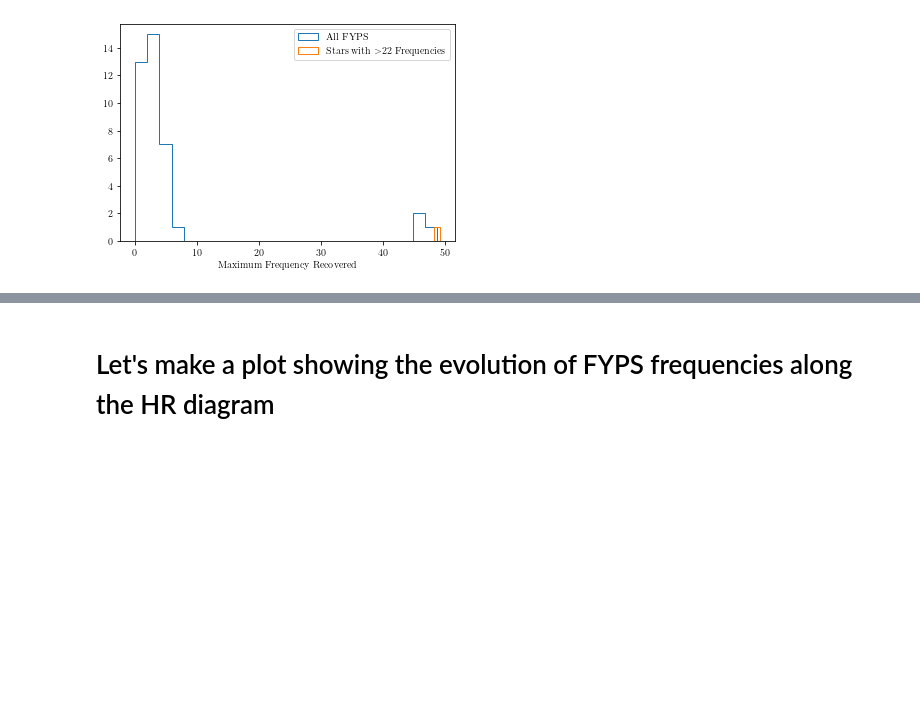
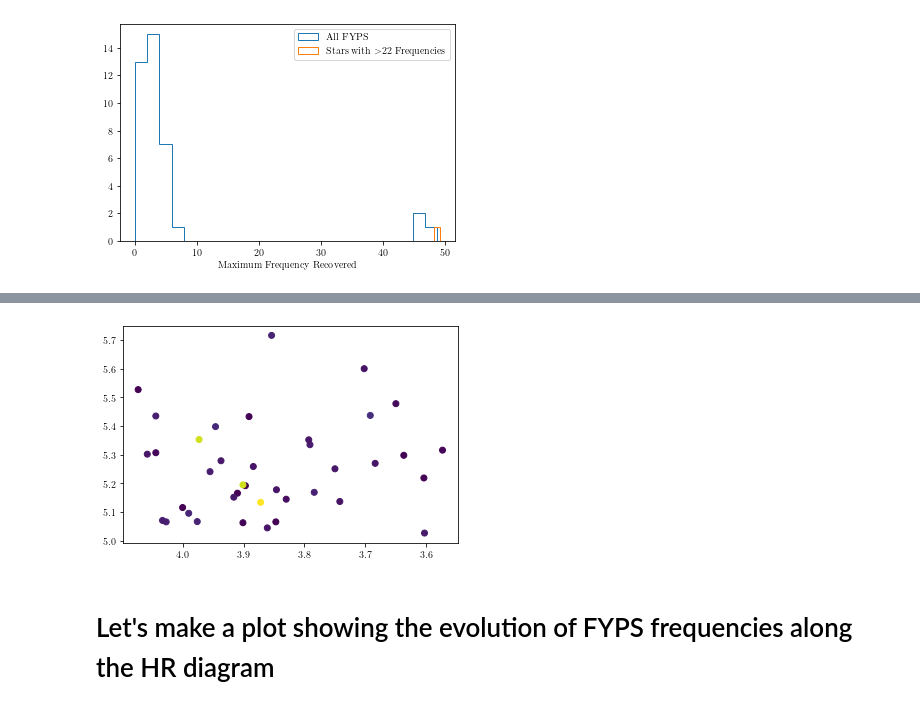
Before and after one commit to tzdwi/TESS, a Jupyter notebook: code/Seismology_Potential.ipynb, the cells around one changed output, grey strips where cells are left out. Saved outputs shown, nothing was run; the diff lists cells and outputs as text; code cells hidden in the pictures; blank space fills up the shorter version.

```diff
--- a/code/Seismology_Potential.ipynb
+++ b/code/Seismology_Potential.ipynb
@@ -119,3 +169,8 @@ plt.savefig('../plots/FYPS_freq_props.pdf',bbox_inches='tight')
+# %%
+plt.scatter(candidate_fyps['teff'],candidate_fyps['lum'],c=highf)
+plt.gca().invert_xaxis()
+# %% [output]
+[figure, added]
 # %% [markdown]
 # Let's make a plot showing the evolution of FYPS frequencies along the HR diagram
 # %% [markdown]
```
Also changed, not shown: parts of 17 cells of this notebook, 33 other files.
